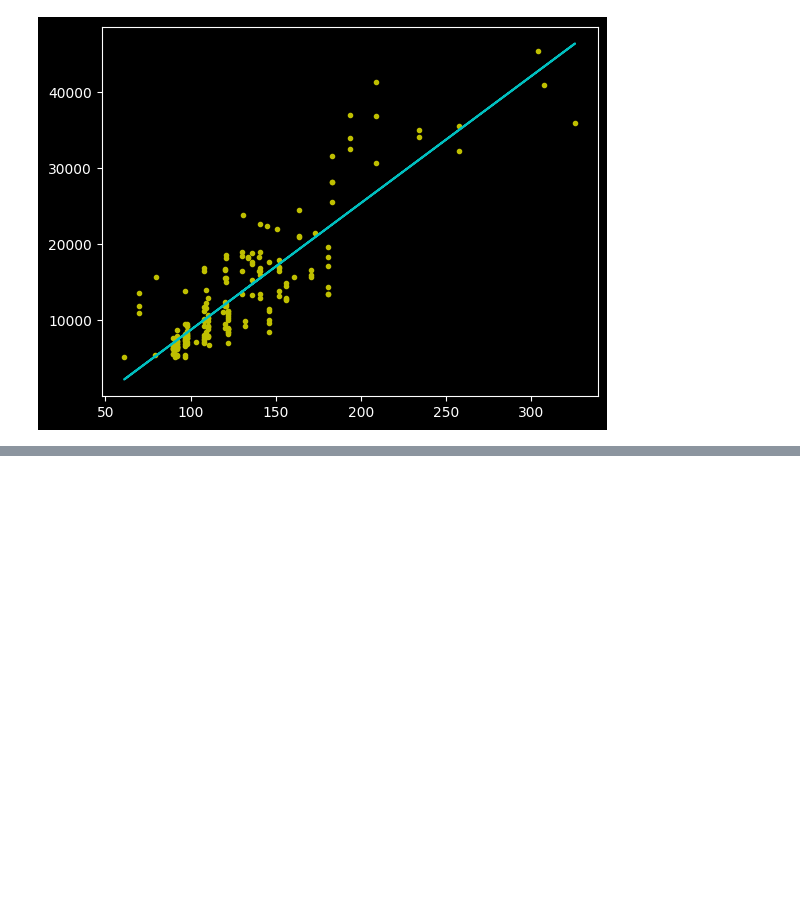
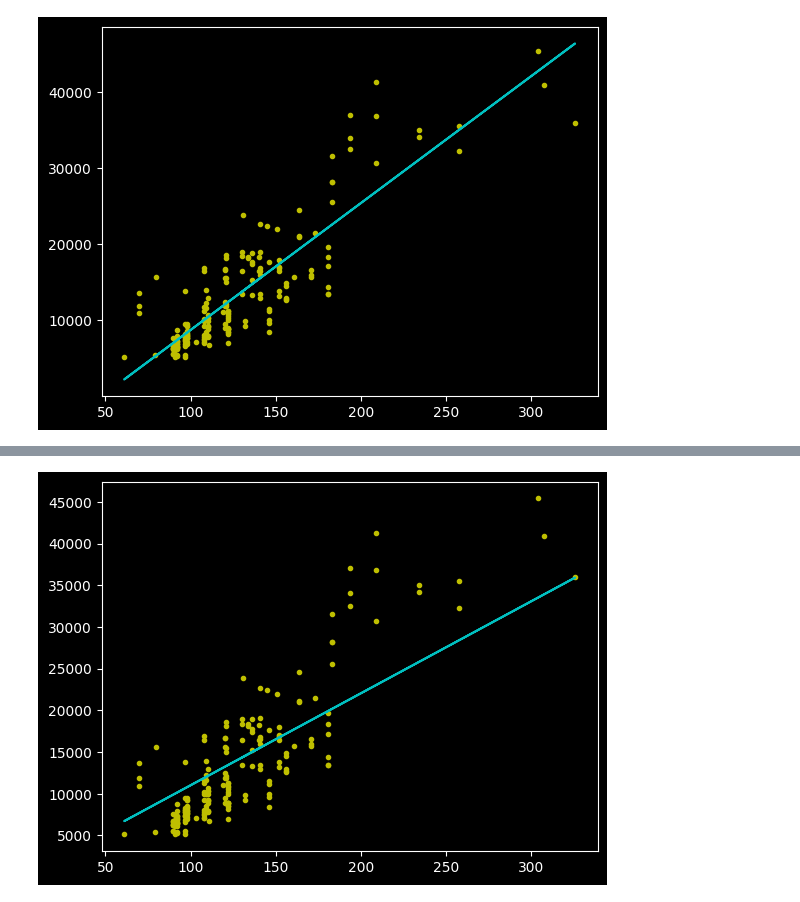
Before and after one commit to caoaolong/llm-teach, a Jupyter notebook: ML/1.线性回归.ipynb, the cells around one changed output, grey strips where cells are left out. Drawn from its saved outputs; the diff is of its cells as text; code cells hidden in the pictures; blank space fills up the shorter version.

```diff
--- a/ML/1.线性回归.ipynb
+++ b/ML/1.线性回归.ipynb
@@ -128,0 +177,35 @@ plt.show()
+# %%
+# 学习率
+lr = 0.0001
+# 截距
+b = 0
+# 斜率
+k = 0
+# 最大迭代次数
+epochs = 50
+
+# 计算均方误差（MSE）
+def compute_mse(b, k, x_data, y_data):
+    total_error = 0
+    for i in range(len(x_data)):
+        total_error += (y_data[i] - (k * x_data[i] + b)) ** 2
+    return total_error / float(len(x_data))
+
+def gradient_descent_runner(x_data, y_data, b, k, lr, epochs):
+    m = float(len(x_data))
+    for i in range(epochs):
+        b_grad = 0
+        k_grad = 0
+        for j in range(0, len(x_data)):
+            b_grad += -(1/m) * (y_data[j] - ((k * x_data[j]) + b))
+            k_grad += -(1/m) * x_data[j]  * (y_data[j] - ((k * x_data[j]) + b))
+        b -= lr * b_grad
+        k -= lr * k_grad
+    return b, k
+
+b, k = gradient_descent_runner(x_data, y_data, b, k, lr, epochs)
+plt.plot(x_data, y_data, 'y.')
+plt.plot(x_data, k * x_data + b, 'c')
+plt.show()
+# %% [output]
+[figure, added]
```
Also changed, not shown: parts of 1 cell of this notebook.
